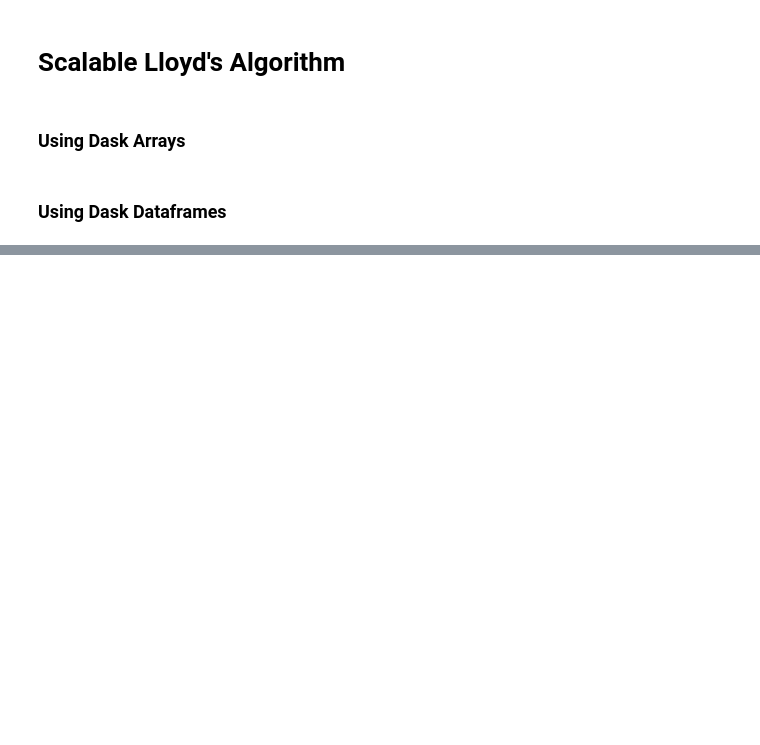
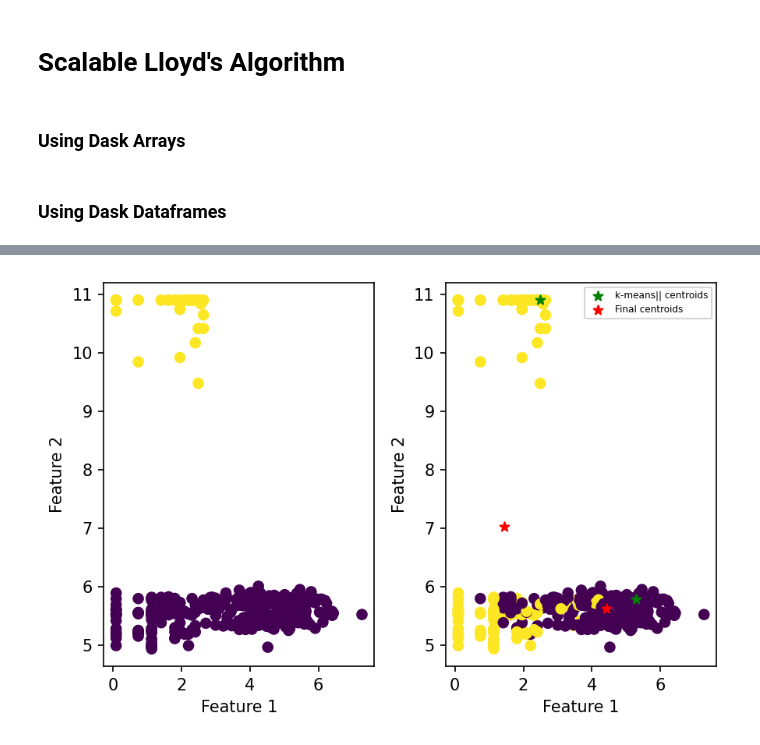
Before and after one commit to ElHuaco/Distributed-k-means, a Jupyter notebook: src/dask/notebooks/OUR CODE/Main.ipynb, the cells around one changed output, grey strips where cells are left out. Cells and saved outputs as stored; diff of their text form; code cells hidden in the pictures; blank space fills up the shorter version.

```diff
--- a/src/dask/notebooks/OUR CODE/Main.ipynb
+++ b/src/dask/notebooks/OUR CODE/Main.ipynb
@@ -256,0 +324,6 @@ e
+# %%
+n_workers=len(client.scheduler_info()['workers'])
+partitions_per_worker=1
+KDD_data=KDD_data.repartition(npartitions=n_workers*partitions_per_worker)
+KDD_labels=KDD_labels.repartition(npartitions=n_workers*partitions_per_worker)
+KDD_data=KDD_data.drop(columns='Unnamed: 0')
@@ -256,0 +345,3 @@ e
+# %%
+KDD_data=dd.concat([KDD_data[KDD_labels.labels == 0], KDD_data[KDD_labels.labels == 1]]).repartition(npartitions=n_workers*partitions_per_worker)
+KDD_labels=dd.concat([KDD_labels[KDD_labels.labels == 0], KDD_labels[KDD_labels.labels == 1]]).repartition(npartitions=n_workers*partitions_per_worker)
@@ -256,0 +376,3 @@ e
+# %%
+KDD_labels=KDD_labels.loc[(KDD_data.dst_bytes > 0) & (KDD_data.src_bytes > 0) & (KDD_data.duration > 0)]
+KDD_data=KDD_data.loc[(KDD_data.dst_bytes > 0) & (KDD_data.src_bytes > 0) & (KDD_data.duration > 0)]
@@ -256,0 +381,4 @@ e
+# %%
+KDD_data.persist()
+KDD_labels=KDD_labels.drop(columns='Unnamed: 0')
+KDD_labels.persist()
@@ -256,0 +427,17 @@ e
+# %%
+data=make_da(KDD_data)
+labels=make_da(KDD_labels)
+fig, ax = plt.subplots(1, 2, dpi=150)
+ax[0].scatter(data[:,0], data[:,1], c=labels)
+ax[1].scatter(data[:,0], data[:,1], c=pred_labels)
+ax[1].scatter(centroids_pp_w[:,0], centroids_pp_w[:,1], marker = '*', c='green', label = 'k-means|| centroids')
+ax[1].scatter(results[:,0], results[:,1], marker = '*', c='red', label='Final centroids')
+ax[0].set_xlabel('Feature 1')
+ax[0].set_ylabel('Feature 2')
+ax[1].set_xlabel('Feature 1')
+ax[1].set_ylabel('Feature 2')
+ax[1].legend(loc='upper right', fontsize='xx-small')
+plt.tight_layout()
+plt.show()
+# %% [output]
+[figure, added]
```
Also changed, not shown: parts of 81 cells of this notebook.
